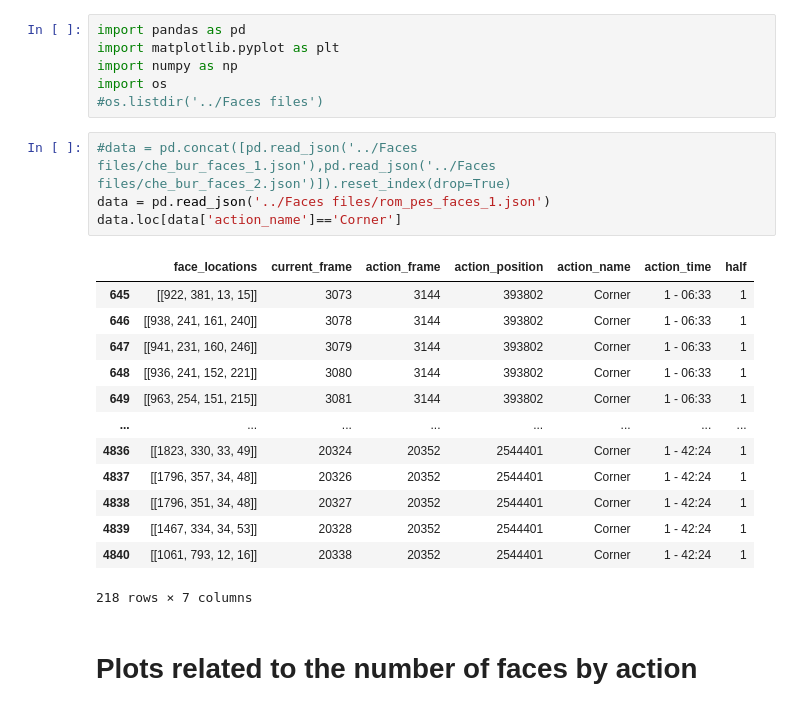
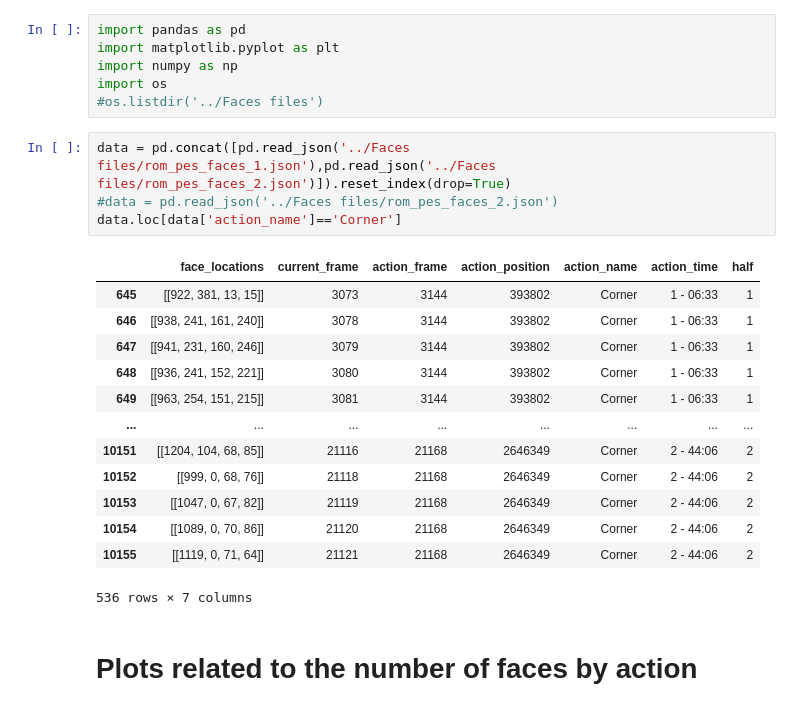
Before and after one commit to joseprs/ActionClassification, a Jupyter notebook: notebooks/analyze_faces_facesdf.ipynb, the cells around one changed output. Saved outputs shown, nothing was run; the diff lists cells and outputs as text.

```diff
--- a/notebooks/analyze_faces_facesdf.ipynb
+++ b/notebooks/analyze_faces_facesdf.ipynb
@@ -5,23 +5,23 @@ import numpy as np
 import os
 #os.listdir('../Faces files')
 # %%
-#data = pd.concat([pd.read_json('../Faces files/che_bur_faces_1.json'),pd.read_json('../Faces files/che_bur_faces_2.json')]).reset_index(drop=True)
-data = pd.read_json('../Faces files/rom_pes_faces_1.json')
+data = pd.concat([pd.read_json('../Faces files/rom_pes_faces_1.json'),pd.read_json('../Faces files/rom_pes_faces_2.json')]).reset_index(drop=True)
+#data = pd.read_json('../Faces files/rom_pes_faces_2.json')
 data.loc[data['action_name']=='Corner']
 # %% [output]
 |  | face_locations | current_frame | action_frame | action_position | action_name | action_time | half |
 | 645 | [[922, 381, 13, 15]] | 3073 | 3144 | 393802 | Corner | 1 - 06:33 | 1 |
 | 646 | [[938, 241, 161, 240]] | 3078 | 3144 | 393802 | Corner | 1 - 06:33 | 1 |
 | 647 | [[941, 231, 160, 246]] | 3079 | 3144 | 393802 | Corner | 1 - 06:33 | 1 |
 | 648 | [[936, 241, 152, 221]] | 3080 | 3144 | 393802 | Corner | 1 - 06:33 | 1 |
 | 649 | [[963, 254, 151, 215]] | 3081 | 3144 | 393802 | Corner | 1 - 06:33 | 1 |
 | ... | ... | ... | ... | ... | ... | ... | ... |
-| 4836 | [[1823, 330, 33, 49]] | 20324 | 20352 | 2544401 | Corner | 1 - 42:24 | 1 |
-| 4837 | [[1796, 357, 34, 48]] | 20326 | 20352 | 2544401 | Corner | 1 - 42:24 | 1 |
-| 4838 | [[1796, 351, 34, 48]] | 20327 | 20352 | 2544401 | Corner | 1 - 42:24 | 1 |
-| 4839 | [[1467, 334, 34, 53]] | 20328 | 20352 | 2544401 | Corner | 1 - 42:24 | 1 |
-| 4840 | [[1061, 793, 12, 16]] | 20338 | 20352 | 2544401 | Corner | 1 - 42:24 | 1 |
+| 10151 | [[1204, 104, 68, 85]] | 21116 | 21168 | 2646349 | Corner | 2 - 44:06 | 2 |
+| 10152 | [[999, 0, 68, 76]] | 21118 | 21168 | 2646349 | Corner | 2 - 44:06 | 2 |
+| 10153 | [[1047, 0, 67, 82]] | 21119 | 21168 | 2646349 | Corner | 2 - 44:06 | 2 |
+| 10154 | [[1089, 0, 70, 86]] | 21120 | 21168 | 2646349 | Corner | 2 - 44:06 | 2 |
+| 10155 | [[1119, 0, 71, 64]] | 21121 | 21168 | 2646349 | Corner | 2 - 44:06 | 2 |
-218 rows × 7 columns
+536 rows × 7 columns
 # %% [markdown]
 # Plots related to the number of faces by action
 # %%
```
Also changed, not shown: parts of 5 cells of this notebook, 3 other files.
